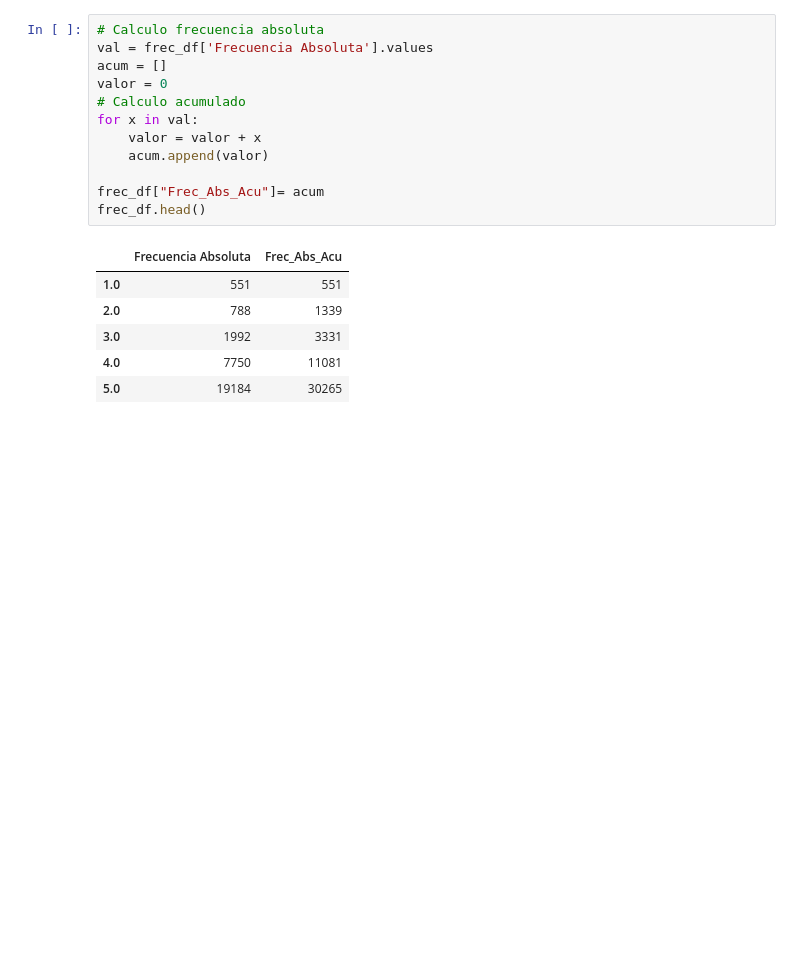
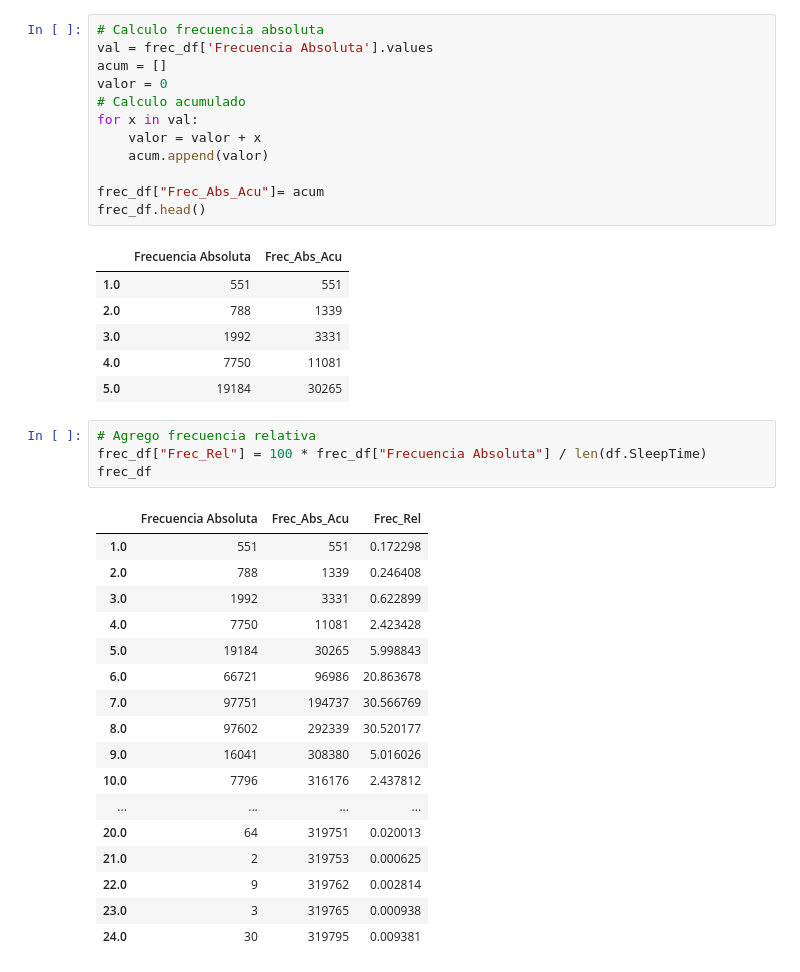
Before and after one commit to rabihaggle/DataScientist, a Jupyter notebook: Clase 34/Raul Abihaggle clase34.ipynb, the cells around one changed output. Saved outputs shown, nothing was run; the diff lists cells and outputs as text; blank space fills up the shorter version.

```diff
--- a/Clase 34/Raul Abihaggle clase34.ipynb
+++ b/Clase 34/Raul Abihaggle clase34.ipynb
@@ -224,3 +224,25 @@ frec_df.head()
 | 3.0 | 1992 | 3331 |
 | 4.0 | 7750 | 11081 |
 | 5.0 | 19184 | 30265 |
+# %%
+# Agrego frecuencia relativa
+frec_df["Frec_Rel"] = 100 * frec_df["Frecuencia Absoluta"] / len(df.SleepTime)
+frec_df
+# %% [output]
+|  | Frecuencia Absoluta | Frec_Abs_Acu | Frec_Rel |
+| 1.0 | 551 | 551 | 0.172298 |
+| 2.0 | 788 | 1339 | 0.246408 |
+| 3.0 | 1992 | 3331 | 0.622899 |
+| 4.0 | 7750 | 11081 | 2.423428 |
+| 5.0 | 19184 | 30265 | 5.998843 |
+| 6.0 | 66721 | 96986 | 20.863678 |
+| 7.0 | 97751 | 194737 | 30.566769 |
+| 8.0 | 97602 | 292339 | 30.520177 |
+| 9.0 | 16041 | 308380 | 5.016026 |
+| 10.0 | 7796 | 316176 | 2.437812 |
+| ... | ... | ... | ... |
+| 20.0 | 64 | 319751 | 0.020013 |
+| 21.0 | 2 | 319753 | 0.000625 |
+| 22.0 | 9 | 319762 | 0.002814 |
+| 23.0 | 3 | 319765 | 0.000938 |
+| 24.0 | 30 | 319795 | 0.009381 |
```
